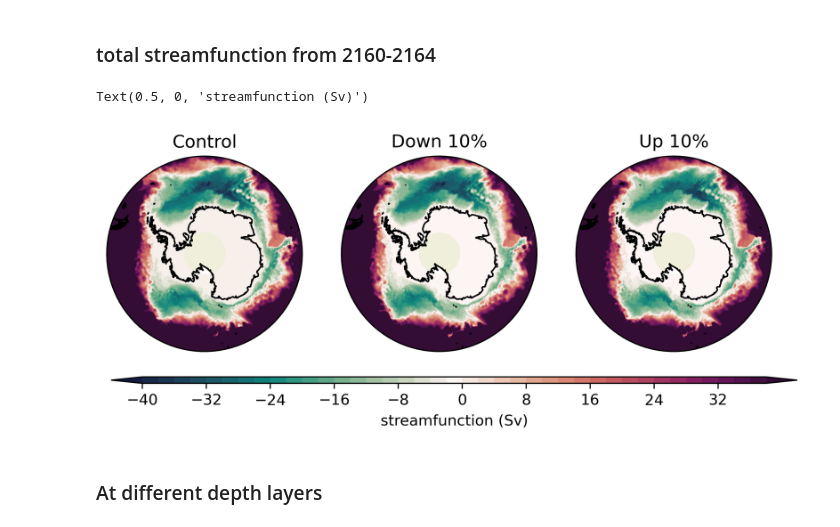
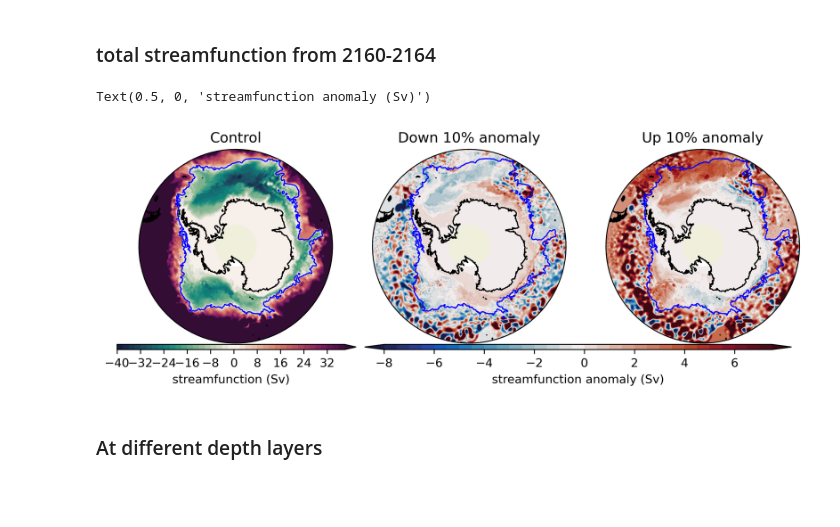
Before and after one commit to Hangyum/111, a Jupyter notebook: easterlies/total mean streamfunction.ipynb, the cells around one changed output. Drawn from its saved outputs; the diff is of its cells as text; code cells hidden in the pictures; blank space fills up the shorter version.

Commit message:
anomalies

```diff
--- a/easterlies/total mean streamfunction.ipynb
+++ b/easterlies/total mean streamfunction.ipynb
@@ -50,10 +50,14 @@ flux1 = (umo_con.sel(time = slice(start_time,end_time)).mean('time').cumsum('yt_
 flux2 = (umo_down.sel(time = slice(start_time,end_time)).mean('time').cumsum('yt_ocean').sum('st_ocean')/1e9).load()
 # %%
 flux3 = (umo_up.sel(time = slice(start_time,end_time)).mean('time').cumsum('yt_ocean').sum('st_ocean')/1e9).load()
+# %%
+# calculate the anomalies
+down_ano = (flux2-flux1).load()
+up_ano = (flux3-flux1).load()
 # %%
 # plot the results
 projection=ccrs.SouthPolarStereo()
-fig = plt.figure(figsize=(8, 3), dpi=300)
+fig = plt.figure(figsize=(10, 3), dpi=300)
 # control
 ax = plt.subplot(1,3,1,projection = projection)
 theta = np.linspace(0,2*np.pi,100)
@@ -63,46 +67,53 @@ circle = mpath.Path(verts * radius + center)
 ax.set_boundary(circle, transform=ax.transAxes)
 p1 = flux1.plot.contourf(ax=ax, levels = np.arange(-40,40,2),transform=ccrs.PlateCarree(),
                               cmap=cm.cm.curl, add_colorbar = False)
+flux1.plot.contour(ax=ax,levels=[0.5],linewidths = 1,colors=['b'],transform=ccrs.PlateCarree())
 ax.coastlines(resolution='50m')
 ax.add_feature(cft.LAND)
 ax.set_extent([-280,80,-82,-50], crs = ccrs.PlateCarree())
 ax.set_title('Control')
 
 # down 10%
 ax = plt.subplot(1,3,2,projection = projection)
 theta = np.linspace(0,2*np.pi,100)
 center,radius = [0.5, 0.5], 0.5
 verts = np.vstack([np.sin(theta), np.cos(theta)]).T
 circle = mpath.Path(verts * radius + center)
 ax.set_boundary(circle, transform=ax.transAxes)
-p1 = flux2.plot.contourf(ax=ax, levels = np.arange(-40,40,2),transform=ccrs.PlateCarree(),
-                              cmap=cm.cm.curl, add_colorbar = False)
+p2 = down_ano.plot.contourf(ax=ax, levels = np.arange(-8,8,0.5),transform=ccrs.PlateCarree(),
+                              cmap=cm.cm.balance, add_colorbar = False)
+flux1.plot.contour(ax=ax,levels=[0.5],linewidths = 1,colors=['b'],transform=ccrs.PlateCarree())
 ax.coastlines(resolution='50m')
 ax.add_feature(cft.LAND)
 ax.set_extent([-280,80,-82,-50], crs = ccrs.PlateCarree())
-ax.set_title('Down 10%')
+ax.set_title('Down 10% anomaly')
 
 # up 10%
 ax = plt.subplot(1,3,3,projection = projection)
 theta = np.linspace(0,2*np.pi,100)
 center,radius = [0.5, 0.5], 0.5
 verts = np.vstack([np.sin(theta), np.cos(theta)]).T
 circle = mpath.Path(verts * radius + center)
 ax.set_boundary(circle, transform=ax.transAxes)
-p1 = flux3.plot.contourf(ax=ax, levels = np.arange(-40,40,2),transform=ccrs.PlateCarree(),
-                              cmap=cm.cm.curl, add_colorbar = False)
+p2 = up_ano.plot.contourf(ax=ax, levels = np.arange(-8,8,0.5),transform=ccrs.PlateCarree(),
+                              cmap=cm.cm.balance, add_colorbar = False)
+flux1.plot.contour(ax=ax,levels=[0.5],linewidths = 1,colors=['b'],transform=ccrs.PlateCarree())
 ax.coastlines(resolution='50m')
 ax.add_feature(cft.LAND)
 ax.set_extent([-280,80,-82,-50], crs = ccrs.PlateCarree())
-ax.set_title('Up 10%')
+ax.set_title('Up 10% anomaly')
 
 # add the colorbar
-ax = plt.axes([0.13, 0.1, 0.8, 0.02])
+ax = plt.axes([0.1, 0.1, 0.28, 0.02])
 cb = plt.colorbar(p1, cax=ax, orientation='horizontal',extend = 'both')
 cb.ax.set_xlabel('streamfunction (Sv)')
+# add the colorbar
+ax = plt.axes([0.39, 0.1, 0.5, 0.02])
+cb = plt.colorbar(p2, cax=ax, orientation='horizontal',extend = 'both')
+cb.ax.set_xlabel('streamfunction anomaly (Sv)')
 # %% [output]
-Text(0.5, 0, 'streamfunction (Sv)')
+Text(0.5, 0, 'streamfunction anomaly (Sv)')
-[figure, old version]
+[figure, new version]
 # %% [markdown]
 ### At different depth layers
 # %%
```
Also changed, not shown: parts of 4 cells of this notebook.
